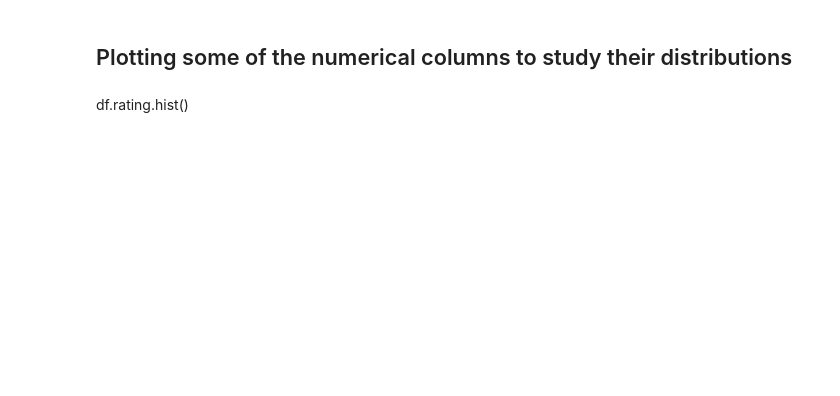
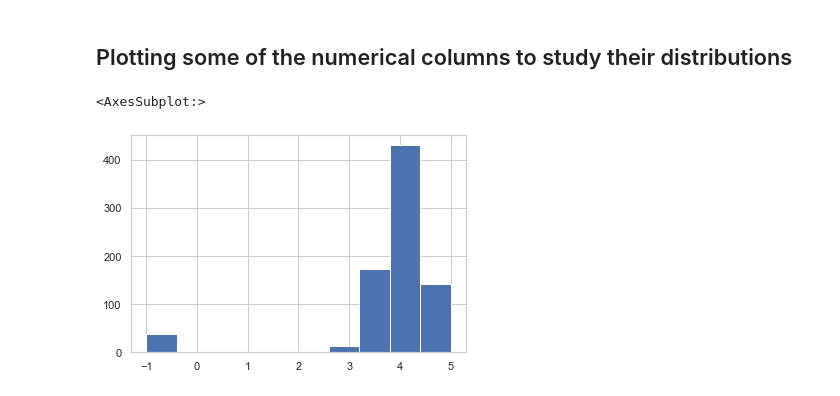
Before and after one commit to Landroval2/ds_jobs_salaries, a Jupyter notebook: eda_analysis.ipynb, the cells around one changed output. Cells and saved outputs as stored; diff of their text form; code cells hidden in the pictures; blank space fills up the shorter version.

Commit message:
added some more graphs

```diff
--- a/eda_analysis.ipynb
+++ b/eda_analysis.ipynb
@@ -37,8 +37,8 @@ def job_title_cleaning(title):
 def seniority(title):
     if 'sr' in title.lower() or 'senior' in title.lower() or 'lead' in title.lower() or 'principal' in title.lower():
         return 'senior'
-    elif 'jr' in title.lower():
-        return 'junior'
+    elif 'jr' in title.lower() or 'junior' in title.lower() or 'jr.' in title.lower():
+        return 'jr'
     else:
         return 'na'
 # %%
@@ -105,5 +106,8 @@ df.describe()
 | max | 799.0000 | 5.000000 | -1.0 | -1.0 | 104.00000 | 196.000000 | 146.500000 | 275.000000 | 1.000000 | ... |
 # %% [markdown]
 ## Plotting some of the numerical columns to study their distributions
-# %% [markdown]
-df.rating.hist()
+# %%
+df.Rating.hist()
+# %% [output]
+<AxesSubplot:>
+[figure, added]
```
Also changed, not shown: parts of 23 cells of this notebook.
